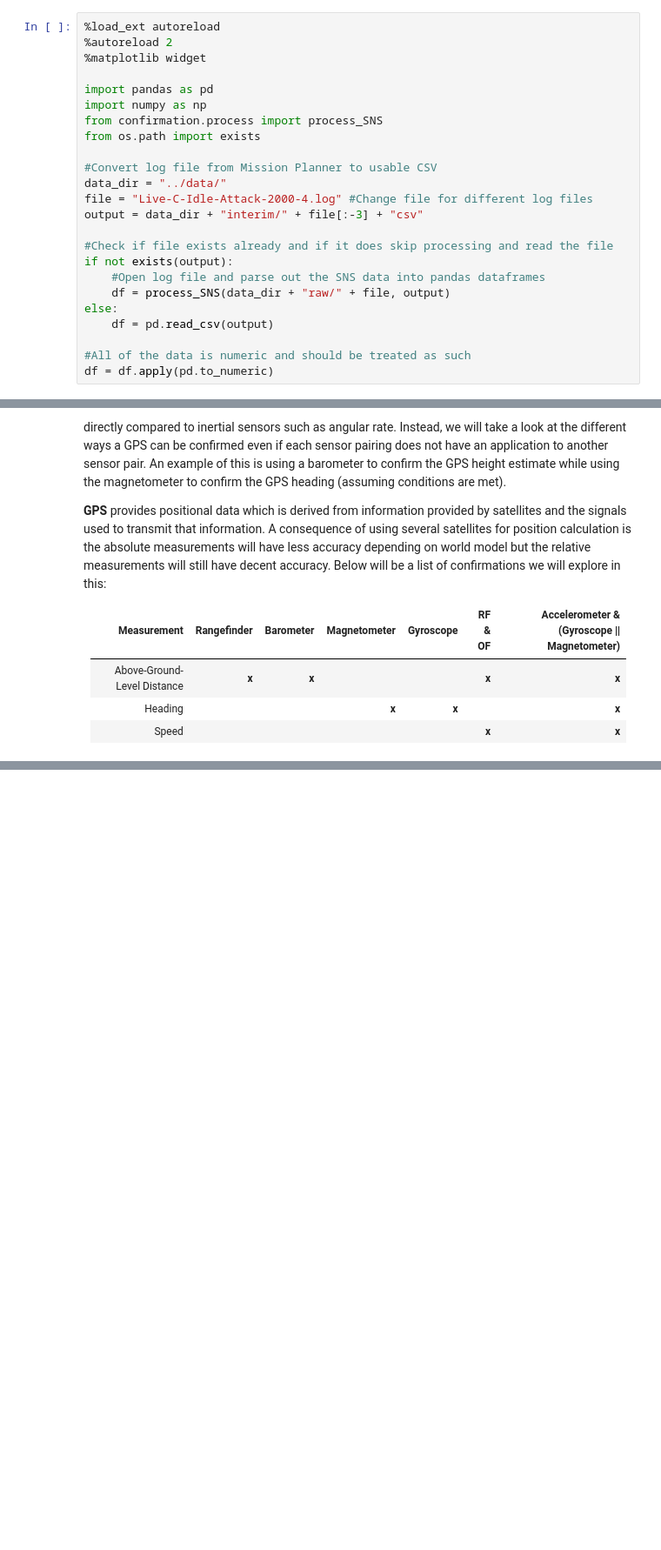
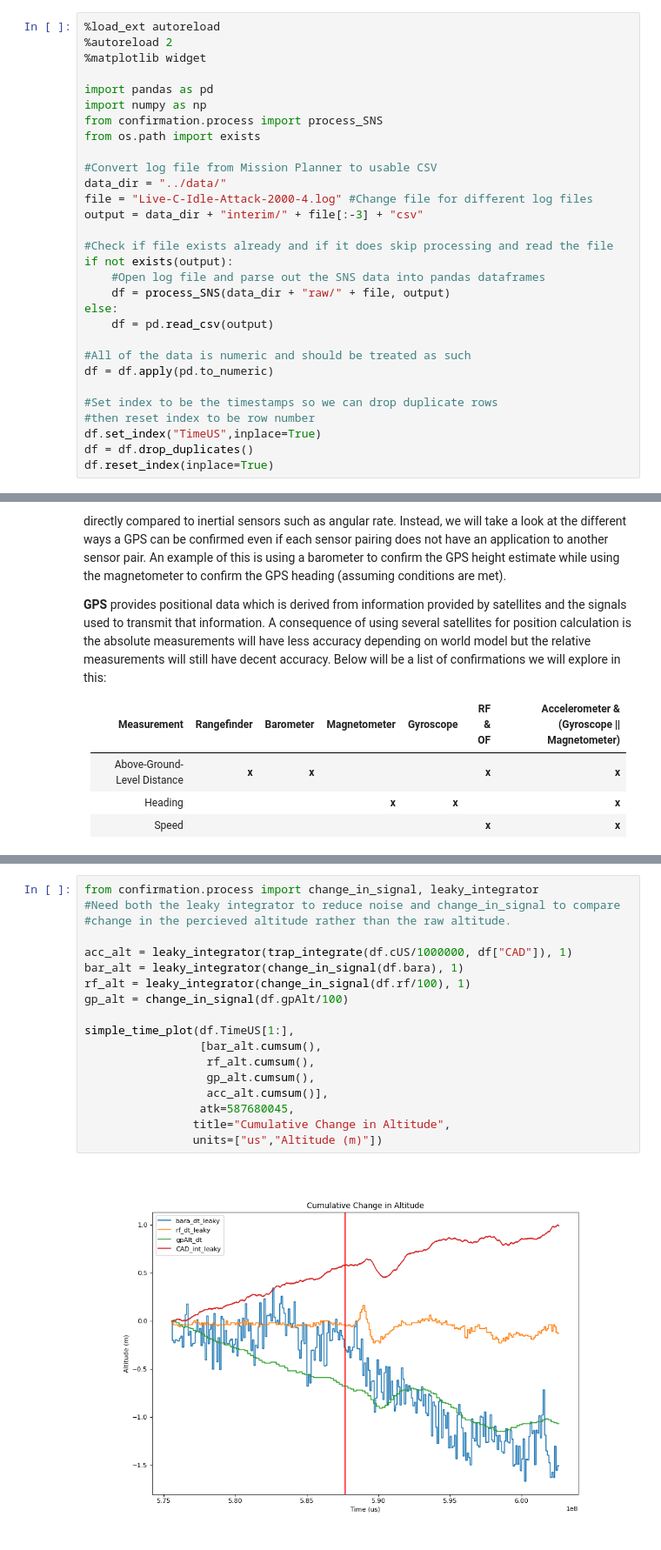
Before and after one commit to BaileySri/Practical-Software-Defense-for-GPS-Spoofing-on-a-Hobby-UAV-Offline, a Jupyter notebook: notebooks/0.1-bks-attack-idle.ipynb, the cells around one changed output, grey strips where cells are left out. Shown at 87% size. Saved outputs shown, nothing was run; the diff lists cells and outputs as text; blank space fills up the shorter version.

```diff
--- a/notebooks/0.1-bks-attack-idle.ipynb
+++ b/notebooks/0.1-bks-attack-idle.ipynb
@@ -47,6 +47,12 @@ else:
 
 #All of the data is numeric and should be treated as such
 df = df.apply(pd.to_numeric)
+
+#Set index to be the timestamps so we can drop duplicate rows
+#then reset index to be row number
+df.set_index("TimeUS",inplace=True)
+df = df.drop_duplicates()
+df.reset_index(inplace=True)
 # %% [markdown]
 ## Gyroscope, Magnetometer, and Optical Flow
 # %% [markdown]
@@ -240,0 +200,20 @@ less noisy.
+# %%
+from confirmation.process import change_in_signal, leaky_integrator
+#Need both the leaky integrator to reduce noise and change_in_signal to compare
+#change in the percieved altitude rather than the raw altitude.
+
+acc_alt = leaky_integrator(trap_integrate(df.cUS/1000000, df["CAD"]), 1)
+bar_alt = leaky_integrator(change_in_signal(df.bara), 1)
+rf_alt = leaky_integrator(change_in_signal(df.rf/100), 1)
+gp_alt = change_in_signal(df.gpAlt/100)
+
+simple_time_plot(df.TimeUS[1:],
+                 [bar_alt.cumsum(),
+                  rf_alt.cumsum(),
+                  gp_alt.cumsum(),
+                  acc_alt.cumsum()],
+                 atk=587680045,
+                title="Cumulative Change in Altitude",
+                units=["us","Altitude (m)"])
+# %% [output]
+[figure, added]
```
Also changed, not shown: parts of 12 cells of this notebook.
